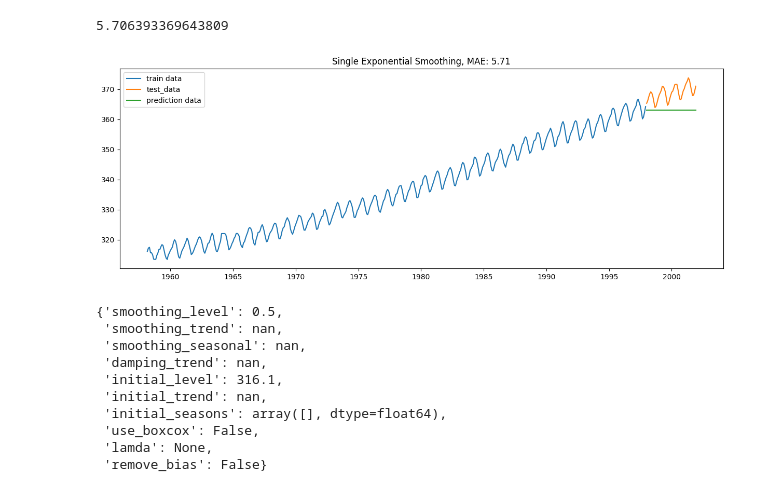
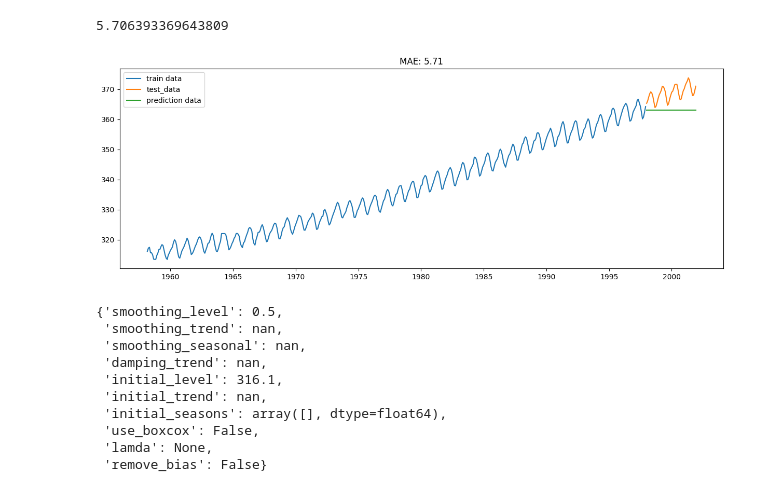
Before and after one commit to SedatParlak/my_data_science_path, a Jupyter notebook: 8_machine_learning/time_series.ipynb, the cells around one changed output. Cells and saved outputs as stored; diff of their text form; code cells hidden in the pictures.

```diff
--- a/8_machine_learning/time_series.ipynb
+++ b/8_machine_learning/time_series.ipynb
@@ -311,20 +312,20 @@ ses_mae
 # %%
 # Create a plot function and plot our results
 def plot_predictions(train_data, test_data, y_pred_data, mae):
   plt.figure(figsize=(15, 5))
   plt.plot(train_data, label='train data')
   plt.plot(test_data, label='test_data')
   plt.plot(y_pred_data, label='prediction data')
-  plt.title(f'Single Exponential Smoothing, MAE: {round(mae, 2)}')
+  plt.title(f'MAE: {round(mae, 2)}')
   plt.legend()
   plt.show()
 
 plot_predictions(train_data=train,
                  test_data=test,
                  y_pred_data=y_pred_ses,
                  mae=ses_mae)
 # %% [output]
-[figure, old version]
+[figure, new version]
 # %%
 # Let's look the model parameters
 ses_model.params
```
Also changed, not shown: parts of 101 cells of this notebook.
